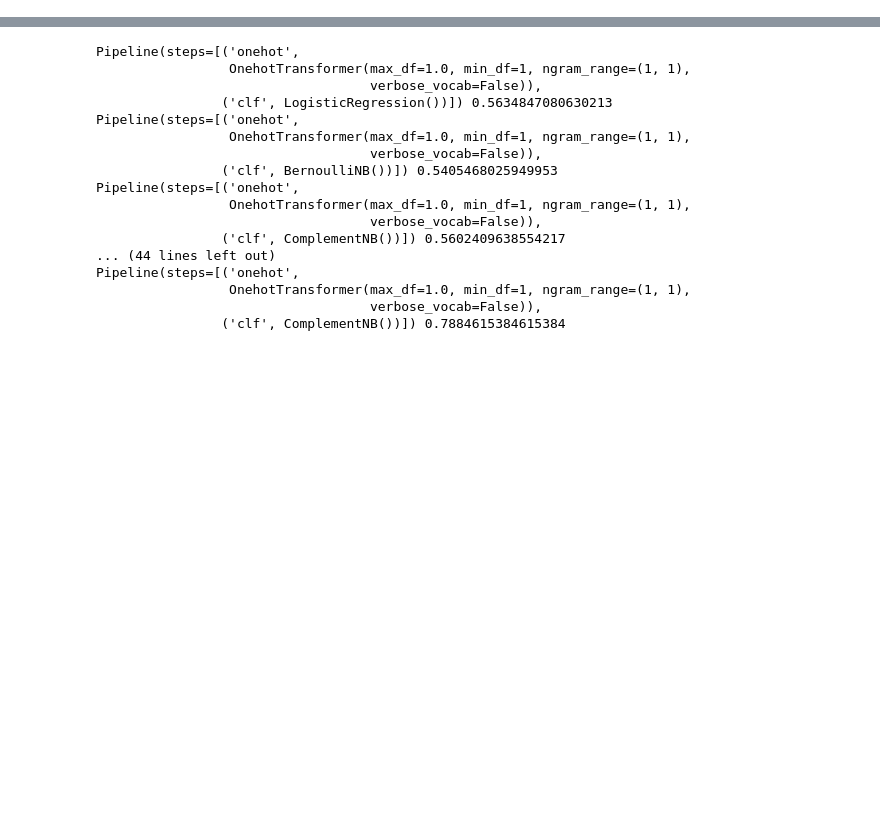
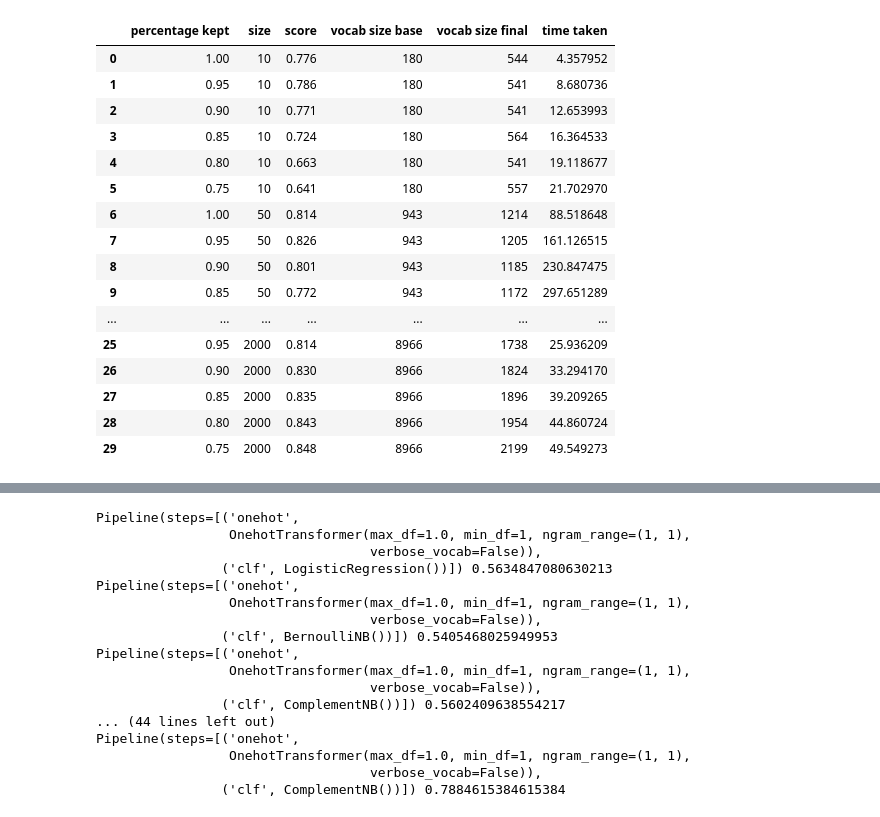
Before and after one commit to Ispanicus/GPTAugmentation, a Jupyter notebook: classifier.ipynb, the cells around one changed output, grey strips where cells are left out. Saved outputs shown, nothing was run; the diff lists cells and outputs as text; code cells hidden in the pictures; blank space fills up the shorter version.

```diff
--- a/classifier.ipynb
+++ b/classifier.ipynb
@@ -21,32 +21,33 @@ sizes = [10, 50, 100, 500, 2000]
 
 rows = len(probs_remove)*len(sizes)
 
-data = {"percentage kept":[0]*rows,
+data = {"percentage kept":[0.0]*rows,
        "size":[0]*rows,
        "score":[0.0]*rows,
        "vocab size base":[0]*rows,
         "vocab size final":[0]*rows,
-       "time taken":[0]*rows}
+       "time taken":[0.0]*rows}
 df = pd.DataFrame(data)
 
 z = 0
+big_tic = time.time()
 for size in sizes:
+    tic = time.perf_counter()
+    X_gpt_all, Y_gpt_all = get_data("clean_gpt_" + str(size))
+    X_gpt, Y_gpt = X_gpt_all[:-size], Y_gpt_all[:-size]
+    X_base, Y_base = X_gpt_all[-size:], Y_gpt_all[-size:]
+    model_base = LogisticRegression(max_iter=100)
+    model_base.fit(X_base, Y_base)
+    probs = [(probs[0], i) for i, probs in enumerate(model_base.predict_proba(X_gpt))]
+    probs_neg = sorted([j for j in probs if Y_gpt[j[1]] == 0 ],key=lambda tup: tup[0],reverse=True)
+    probs_pos = sorted([j for j in probs if Y_gpt[j[1]] == 1 ],key=lambda tup: tup[0])
 
     for prob_remove in probs_remove:
         df.at[z,"size"] = size
-        df.at[z,"percentage kept"] = 1-prob_remove
-        tic = time.perf_counter()
-        X_gpt_all, Y_gpt_all = get_data("clean_gpt_" + str(size))
-        X_gpt, Y_gpt = X_gpt_all[:-size], Y_gpt_all[:-size]
-        X_base, Y_base = X_gpt_all[-size:], Y_gpt_all[-size:]
-        model = LogisticRegression(max_iter=100)
-        model.fit(X_base, Y_base)
-        df.at[z,"vocab size base"] = len(model[0].vocab)
+        df.at[z,"percentage kept"] = (1-prob_remove)
 
-        probs = [(probs[0], i) for i, probs in enumerate(model.predict_proba(X_gpt))]
 
-        probs_neg = sorted([j for j in probs if Y_gpt[j[1]] == 0 ],key=lambda tup: tup[0],reverse=True)
-        probs_pos = sorted([j for j in probs if Y_gpt[j[1]] == 1 ],key=lambda tup: tup[0])
+        df.at[z,"vocab size base"] = len(model_base[0].vocab)
 
         keep_neg = int((1-prob_remove)*len(probs_neg))
         keep_pos = int((1-prob_remove)*len(probs_pos))
@@ -54,17 +55,6 @@ for size in sizes:
         probs_neg = probs_neg[:keep_neg]
         probs_pos = probs_pos[:keep_pos]
 
-#         pruned_probs = []
-#         for n_prob, idx in probs:
-#             if n_prob > 1-prob_remove:
-#                 if Y_gpt[idx] == 0:
-#                     pruned_probs.append((n_prob,idx))
-#             elif n_prob < prob_remove:
-#                 if Y_gpt[idx] == 1:
-#                     pruned_probs.append((n_prob, idx))
-#             else:
-#                 pruned_probs.append((n_prob, idx))
-#         sorted_probs = sorted(pruned_probs, key=lambda x:x[0])
         final_probs = probs_neg+probs_pos
         shuffle(final_probs)
         gpt_indices = [i[1] for i in final_probs]
@@ -86,6 +76,8 @@ for size in sizes:
         toc = time.perf_counter()
         print("Time taken:",toc-tic)
         df.at[z,"time taken"] = toc-tic
+        df.at[z,"score"] = acc
         z += 1
     print(f"Finished size {size}")
+print("total time elapsed:",time.time()-big_tic)
 # %% [output]
@@ -110,2 +120,22 @@ Time taken: 2.6301860999999995
+# %%
+df
+# %% [output]
+|  | percentage kept | size | score | vocab size base | vocab size final | time taken |
+| 0 | 1.00 | 10 | 0.776 | 180 | 544 | 4.357952 |
+| 1 | 0.95 | 10 | 0.786 | 180 | 541 | 8.680736 |
+| 2 | 0.90 | 10 | 0.771 | 180 | 541 | 12.653993 |
+| 3 | 0.85 | 10 | 0.724 | 180 | 564 | 16.364533 |
+| 4 | 0.80 | 10 | 0.663 | 180 | 541 | 19.118677 |
+| 5 | 0.75 | 10 | 0.641 | 180 | 557 | 21.702970 |
+| 6 | 1.00 | 50 | 0.814 | 943 | 1214 | 88.518648 |
+| 7 | 0.95 | 50 | 0.826 | 943 | 1205 | 161.126515 |
+| 8 | 0.90 | 50 | 0.801 | 943 | 1185 | 230.847475 |
+| 9 | 0.85 | 50 | 0.772 | 943 | 1172 | 297.651289 |
+| ... | ... | ... | ... | ... | ... | ... |
+| 25 | 0.95 | 2000 | 0.814 | 8966 | 1738 | 25.936209 |
+| 26 | 0.90 | 2000 | 0.830 | 8966 | 1824 | 33.294170 |
+| 27 | 0.85 | 2000 | 0.835 | 8966 | 1896 | 39.209265 |
+| 28 | 0.80 | 2000 | 0.843 | 8966 | 1954 | 44.860724 |
+| 29 | 0.75 | 2000 | 0.848 | 8966 | 2199 | 49.549273 |
 # %%
 df.to_csv("classifier_results.csv")
```
Also changed, not shown: parts of 2 cells of this notebook, 1 other file.
